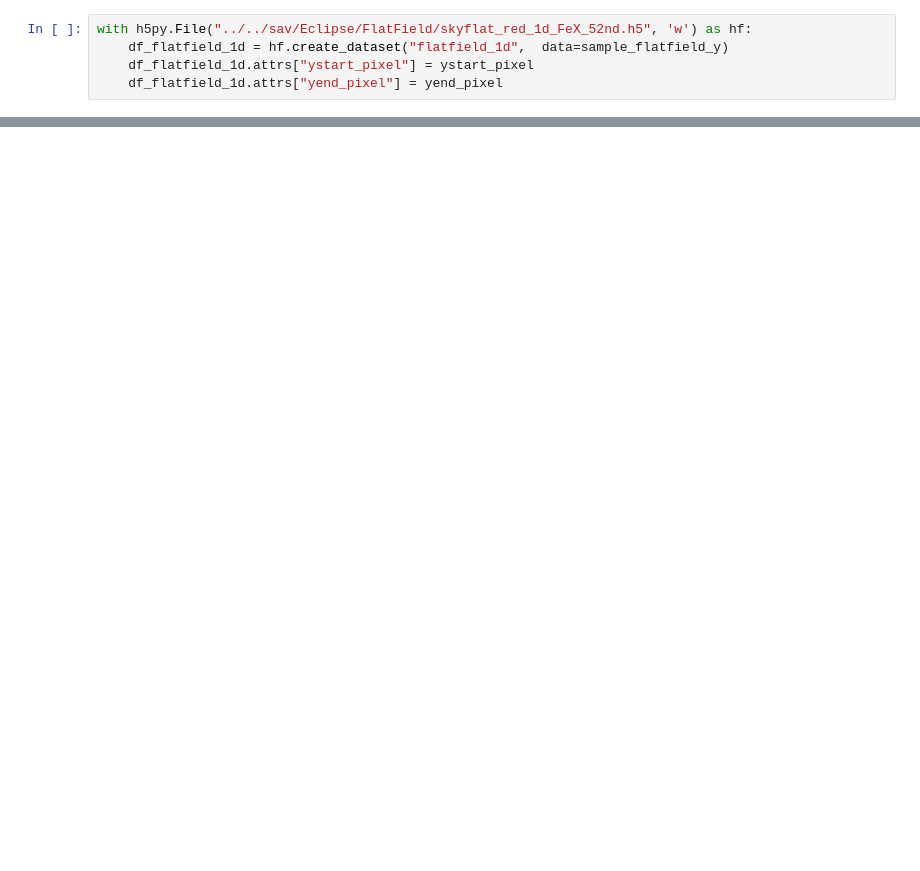
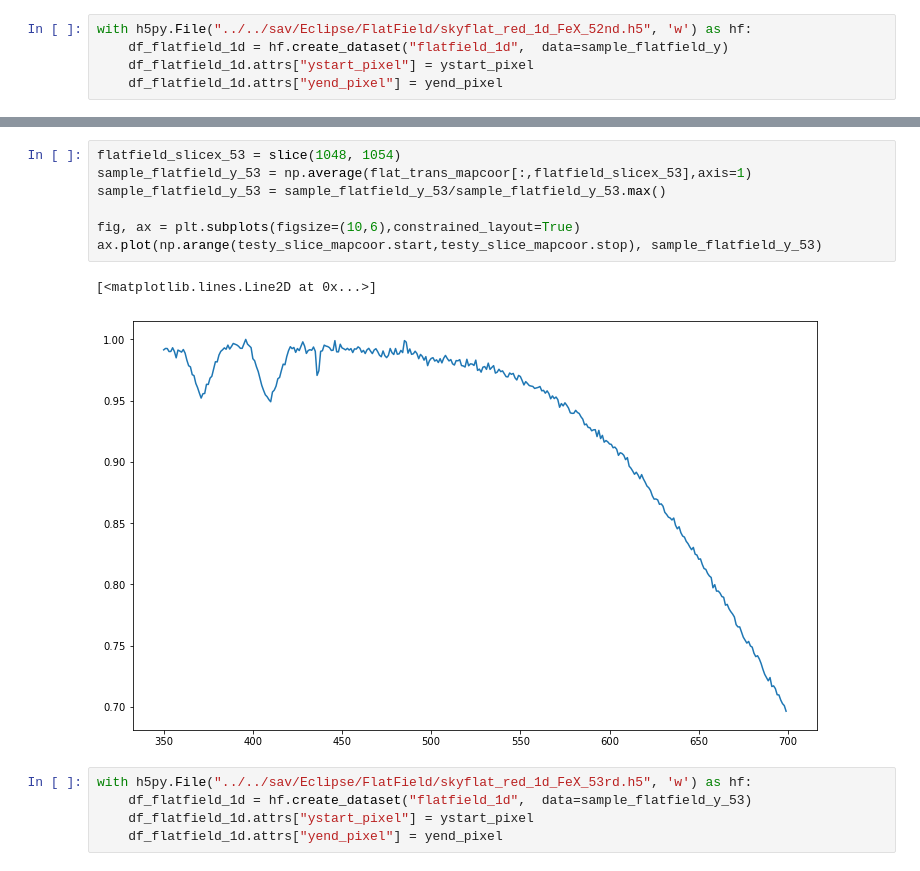
Before and after one commit to yjzhu-solar/Eclipse2017, a Jupyter notebook: ipynb/eclipse_calib/flatfield_red_curv_corr.ipynb, the cells around one changed output, grey strips where cells are left out. Drawn from its saved outputs; the diff is of its cells as text; blank space fills up the shorter version.

```diff
--- a/ipynb/eclipse_calib/flatfield_red_curv_corr.ipynb
+++ b/ipynb/eclipse_calib/flatfield_red_curv_corr.ipynb
@@ -156,0 +172,15 @@ with h5py.File("../../sav/Eclipse/FlatField/skyflat_red_1d_FeX_52nd.h5", 'w') as
+# %%
+flatfield_slicex_53 = slice(1048, 1054)
+sample_flatfield_y_53 = np.average(flat_trans_mapcoor[:,flatfield_slicex_53],axis=1)
+sample_flatfield_y_53 = sample_flatfield_y_53/sample_flatfield_y_53.max()
+
+fig, ax = plt.subplots(figsize=(10,6),constrained_layout=True)
+ax.plot(np.arange(testy_slice_mapcoor.start,testy_slice_mapcoor.stop), sample_flatfield_y_53)
+# %% [output]
+[<matplotlib.lines.Line2D at 0x...>]
+[figure, added]
+# %%
+with h5py.File("../../sav/Eclipse/FlatField/skyflat_red_1d_FeX_53rd.h5", 'w') as hf:
+    df_flatfield_1d = hf.create_dataset("flatfield_1d",  data=sample_flatfield_y_53)
+    df_flatfield_1d.attrs["ystart_pixel"] = ystart_pixel
+    df_flatfield_1d.attrs["yend_pixel"] = yend_pixel
```
Also changed, not shown: parts of 6 cells of this notebook, 7 other files.
